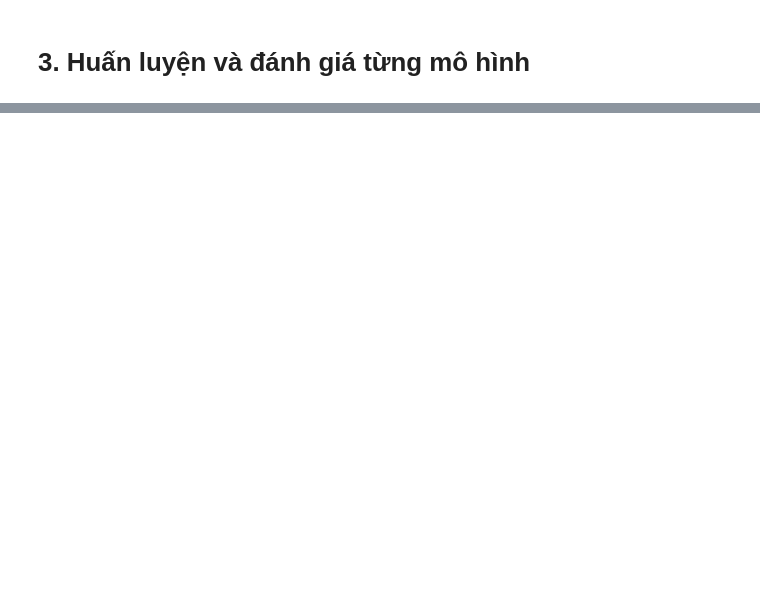
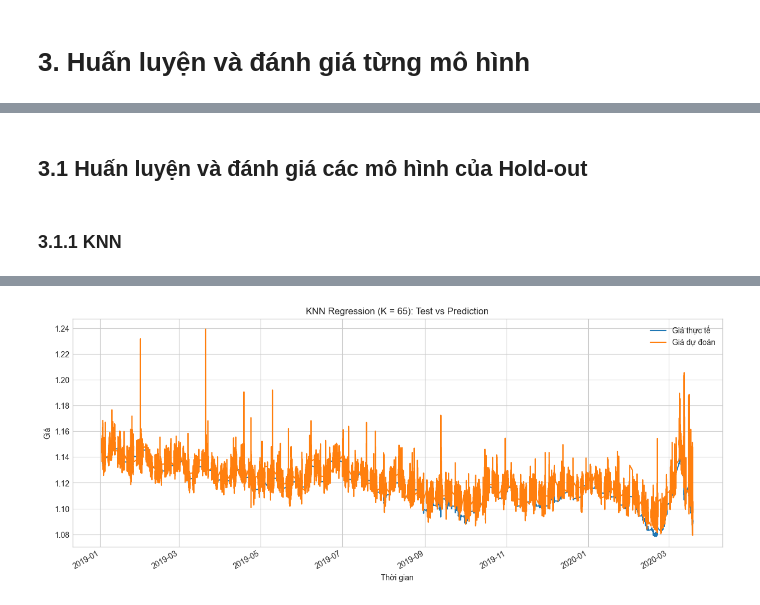
Before and after one commit to CuongB2205856/Project, a Jupyter notebook: ProjectCT294.ipynb, the cells around one changed output, grey strips where cells are left out. Saved outputs shown, nothing was run; the diff lists cells and outputs as text; code cells hidden in the pictures; blank space fills up the shorter version.

```diff
--- a/ProjectCT294.ipynb
+++ b/ProjectCT294.ipynb
@@ -625,0 +651,66 @@ R-Squared: 0.9978995960296404
+# %% [markdown]
+## 3.1 Huấn luyện và đánh giá các mô hình của Hold-out
+# %%
+# Dictionary để lưu trữ kết quả các mô hình
+model_results = {}
+
+# Hàm để đánh giá mô hình
+def evaluate_model(model, X_test, y_test, model_name):
+    y_pred = model.predict(X_test)
+
+    results = {
+        'RMSE': np.sqrt(mean_squared_error(y_test, y_pred)),
+        'MAE': mean_absolute_error(y_test, y_pred),
+        'R2': r2_score(y_test, y_pred),
+        'predictions': y_pred,
+        'actual': y_test
+    }
+
+    model_results[model_name] = results
+    return results
+# %% [markdown]
+### 3.1.1 KNN
+# %%
+# ====== Tìm k tốt nhất ======
+best_k_value = None
+best_rmse = float('inf')
+
+for k in range(50, 101, 5):
+    knn = KNeighborsRegressor(n_neighbors=k)
+    knn.fit(X_scaled_train, y_train)
+    y_pred = knn.predict(X_scaled_test)
+    rmse = np.sqrt(mean_squared_error(y_test, y_pred))
+    print(f"k={k}, RMSE: {rmse}")
+
+    if rmse < best_rmse:
+        best_rmse = rmse
+        best_k_value = k
+
+print(f"\nGiá trị k tốt nhất: {best_k_value} với RMSE: {best_rmse}")
+
+# ====== Huấn luyện mô hình cuối cùng với k tốt nhất ======
+final_knn_model = KNeighborsRegressor(n_neighbors=best_k_value)
+final_knn_model.fit(X_scaled_train, y_train)
+
+# Đánh giá mô hình với hàm evaluate_model
+result = evaluate_model(final_knn_model, X_scaled_test, y_test, 'KNN')
+
+# In kết quả
+print("\nKết quả của mô hình với K tốt nhất:")
+print(f"RMSE: {result['RMSE']}")
+print(f"MAE: {result['MAE']}")
+print(f"R-squared: {result['R2']}")
+
+# ====== Vẽ biểu đồ ======
+test_vs_pred = pd.DataFrame({
+    'actual': result['actual'],
+    'predictions': result['predictions']
+})
+
+test_vs_pred.plot(figsize=(15, 6))
+plt.title(f'KNN Regression (K = {best_k_value}): Test vs Prediction')
+plt.xlabel('Thời gian')
+plt.ylabel('Giá')
+plt.legend(['Giá thực tế', 'Giá dự đoán'])
+plt.show()
+# %% [output]
@@ -625,0 +735 @@ R-Squared: 0.9978995960296404
+[figure, added]
```
Also changed, not shown: parts of 99 cells of this notebook, 2 other files.
